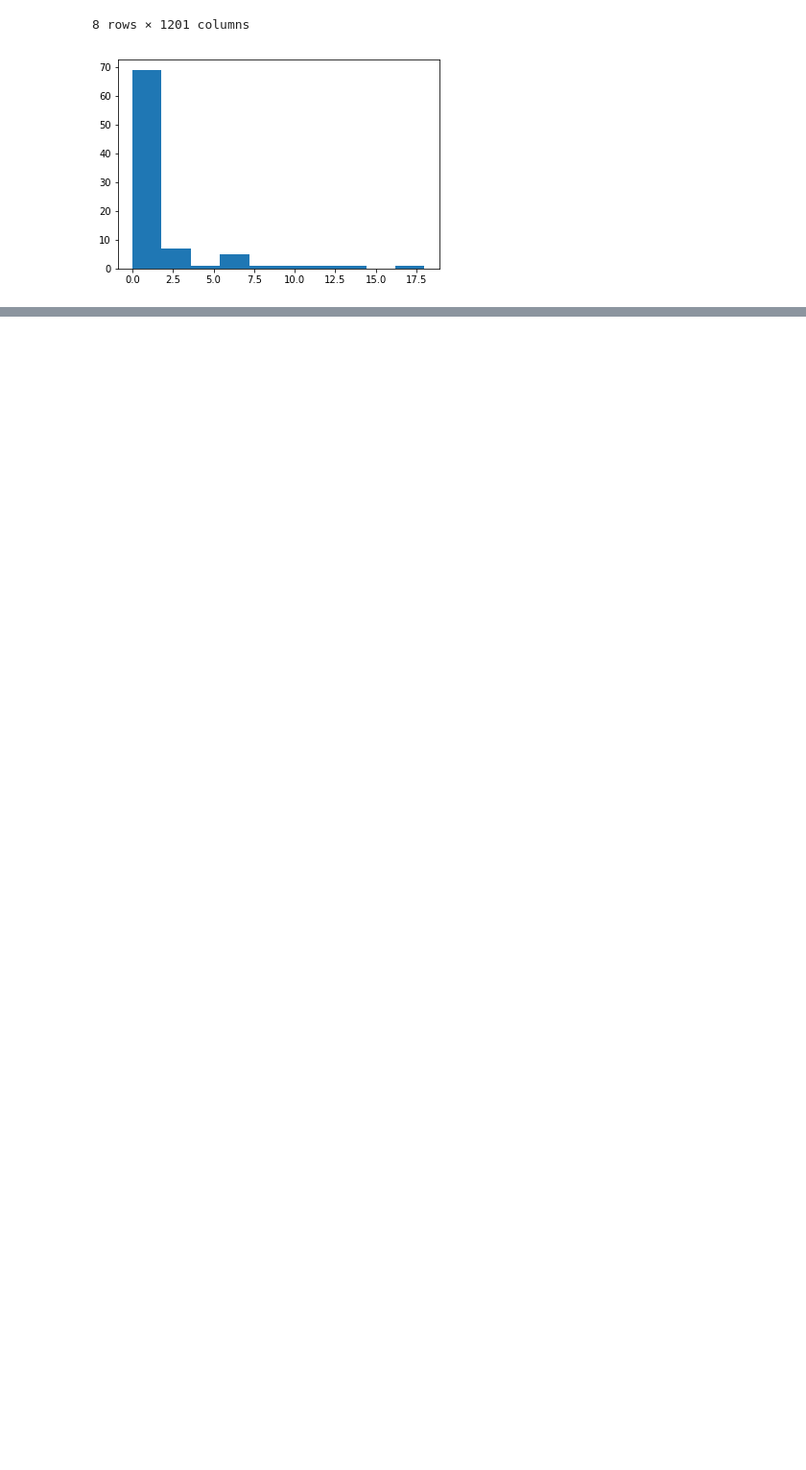
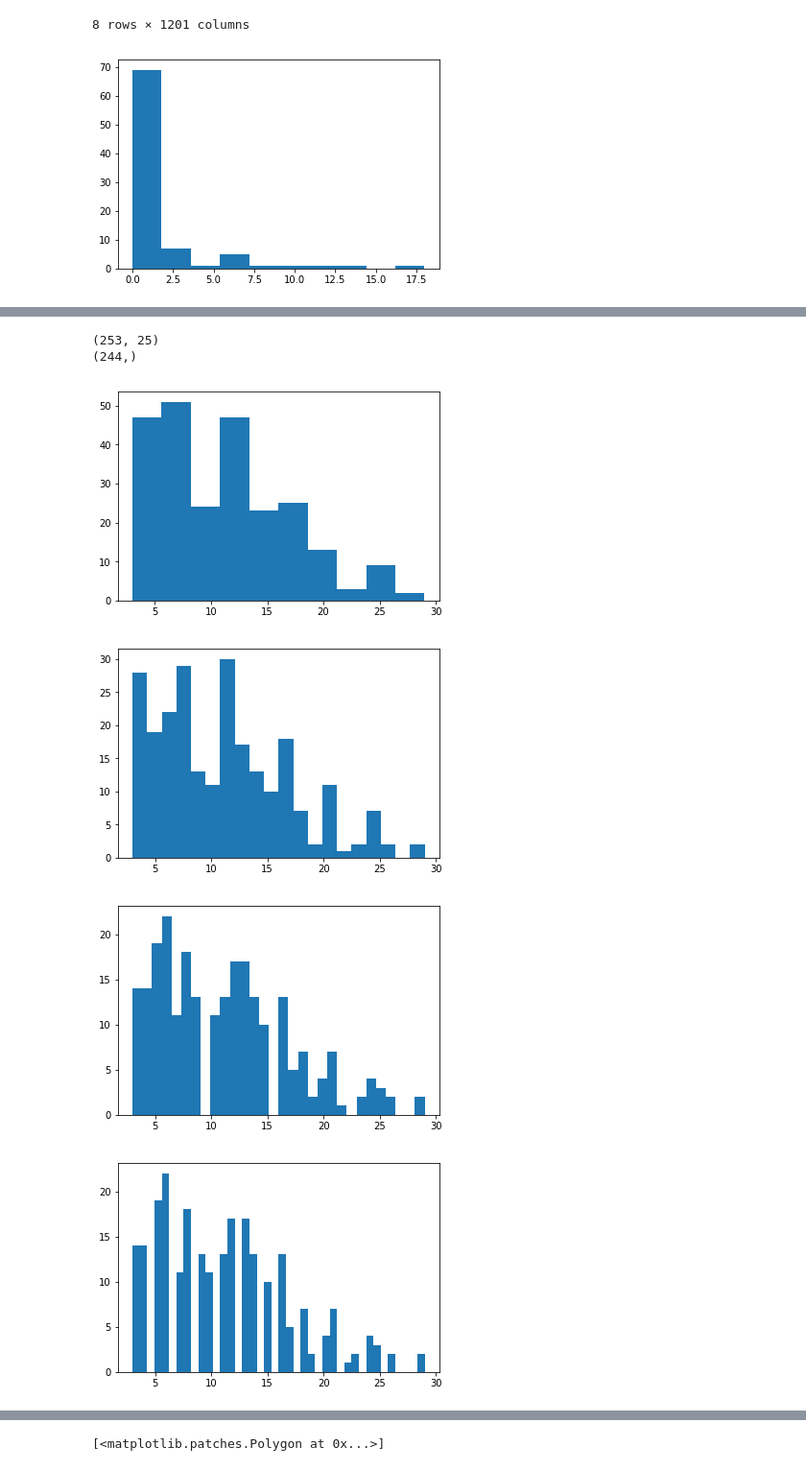
Before and after one commit to kiwikern/ideator-types-sequence-analysis, a Jupyter notebook: sequence_analysis.ipynb, the cells around one changed output, grey strips where cells are left out. Shown at 96% size. Saved outputs shown, nothing was run; the diff lists cells and outputs as text; code cells hidden in the pictures; blank space fills up the shorter version.

```diff
--- a/sequence_analysis.ipynb
+++ b/sequence_analysis.ipynb
@@ -231,0 +232,28 @@ test:   (53, 20) (53,)
+# %%
+# consider requests from entire dataset and model as bimodal distribution
+from sklearn.neighbors import KernelDensity
+
+requests = x[:, :int(x.shape[1]/2)]
+print(requests.shape)
+# remove weird 83 case for visibility
+requests = np.sum(x, axis=1)
+requests = np.array([a for a in requests if a<30])
+print(requests.shape)
+
+# can you see the bimodal distribution? Hard to tell ??
+for nr_bins in [10, 20, 30, 40, 50]:
+    plt.hist(requests, bins=nr_bins)
+    plt.show()
+
+kde = KernelDensity(kernel='gaussian', bandwidth=0.9).fit(requests[:, np.newaxis])
+
+X_plot = np.linspace(1, 30, 1000)[:, np.newaxis]
+log_dens = kde.score_samples(X_plot)
+plt.fill(X_plot[:, 0], np.exp(log_dens), fc='#AAAAFF')
+# %% [output]
+(253, 25)
+(244,)
+[figure, added]
+[figure, added]
+[figure, added]
+[figure, added]
@@ -231,0 +261 @@ test:   (53, 20) (53,)
+[<matplotlib.patches.Polygon at 0x...>]
```
Also changed, not shown: parts of 7 cells of this notebook, 5 other files.
